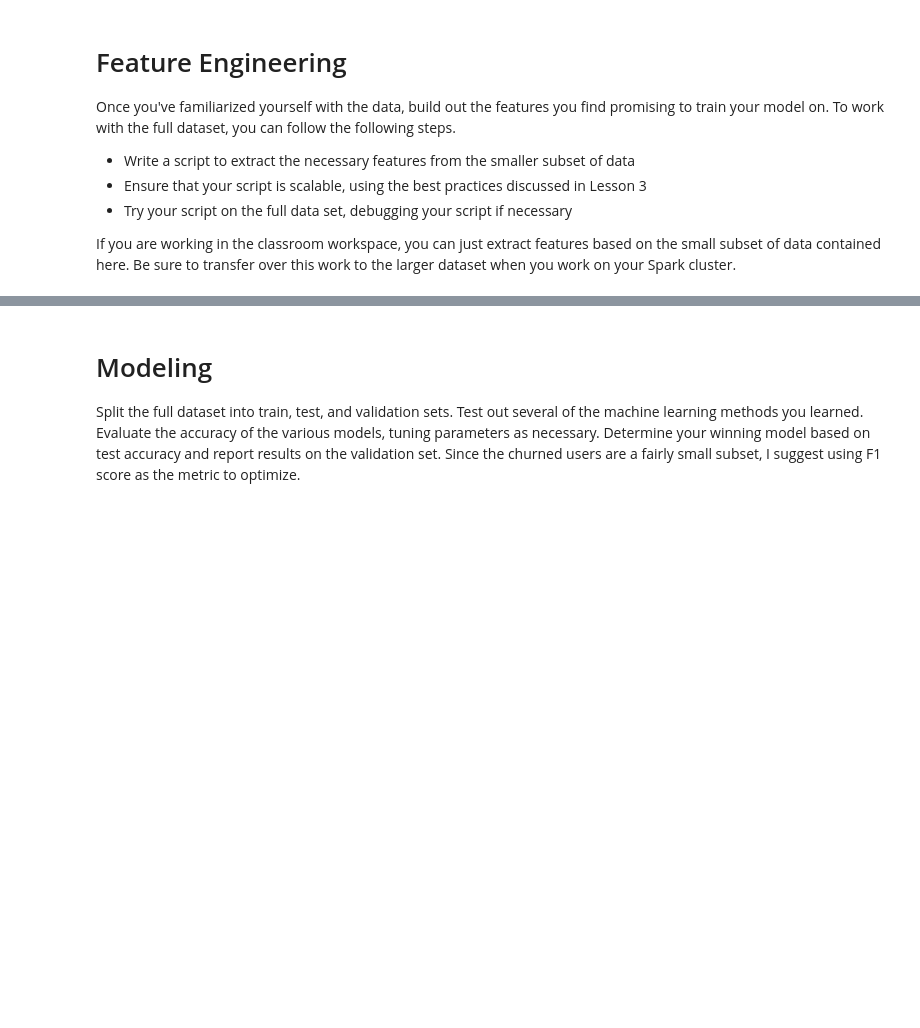
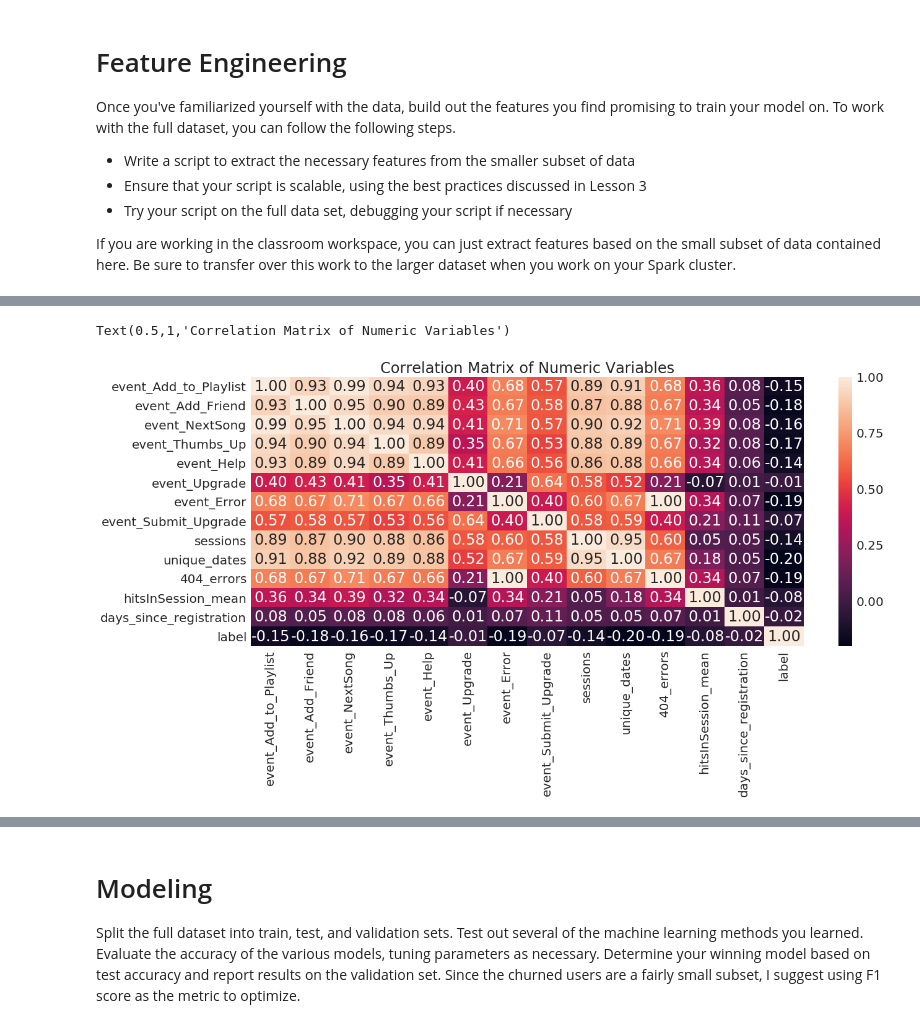
Before and after one commit to nealedenton/Udacity_Sparkify, a Jupyter notebook: Sparkify.ipynb, the cells around one changed output, grey strips where cells are left out. Cells and saved outputs as stored; diff of their text form; code cells hidden in the pictures; blank space fills up the shorter version.

```diff
--- a/Sparkify.ipynb
+++ b/Sparkify.ipynb
@@ -199,4 +405,0 @@ pages_list
-# %%
-#Prepend "_event" to each page name for use as columns
-pages_columns_renamed = ["event_" + x.replace(" ", "_") for x in pages_list]
-pages_columns_renamed
@@ -391,0 +603,7 @@ df_features.toPandas().head(30)
+# %%
+fig, ax = plt.subplots(figsize = dimensions)
+sns.heatmap(df_pandas[second_cols].corr(), annot=True, fmt='.2f')
+ax.set_title('Correlation Matrix of Second Half of Features')
+# %% [output]
+Text(0.5,1,'Correlation Matrix of Numeric Variables')
+[figure, added]
```
Also changed, not shown: parts of 98 cells of this notebook, 1 other file.
